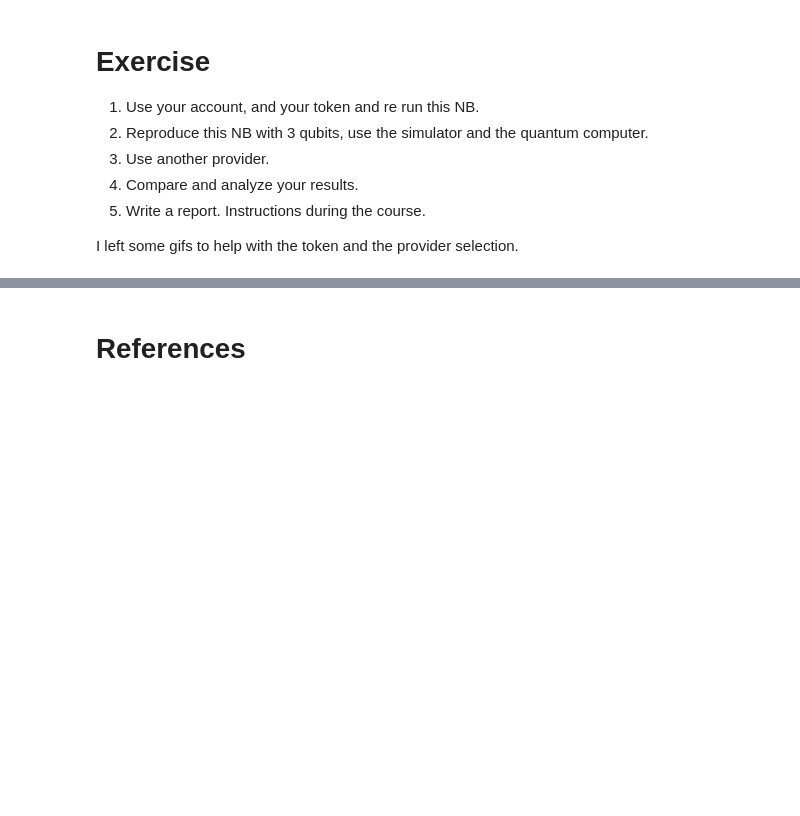
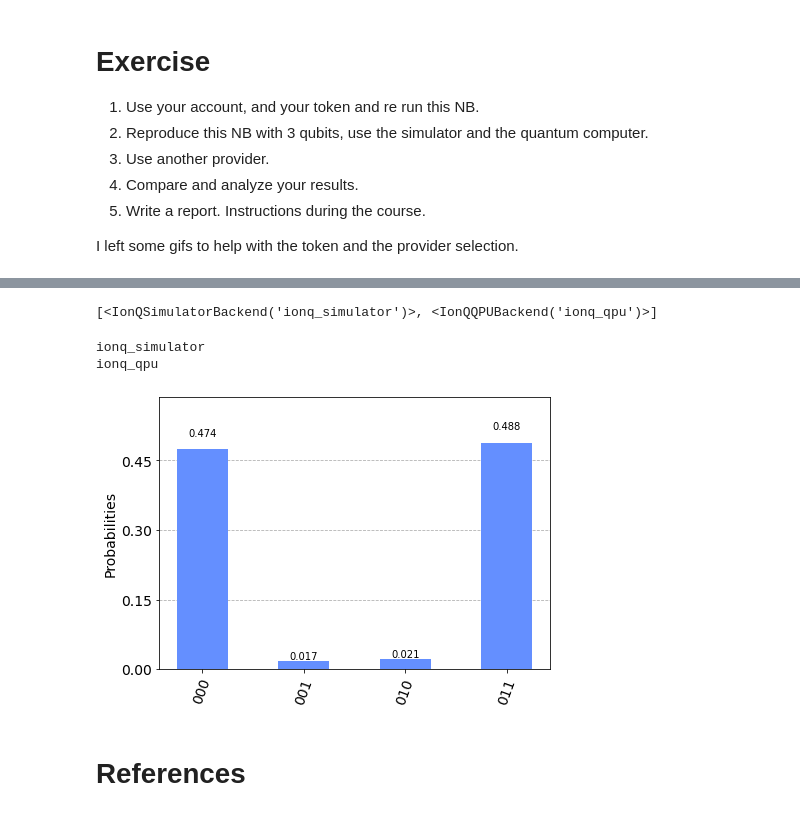
Before and after one commit to jaorduz/IntroQuantumCompu, a Jupyter notebook: NB_1/QC0_4_Qiskit.ipynb, the cells around one changed output, grey strips where cells are left out. Drawn from its saved outputs; the diff is of its cells as text; code cells hidden in the pictures; blank space fills up the shorter version.

```diff
--- a/NB_1/QC0_4_Qiskit.ipynb
+++ b/NB_1/QC0_4_Qiskit.ipynb
@@ -195,0 +211,17 @@ I left some gifs to help with the token and the provider selection.
+# %%
+from qiskit_ionq import IonQProvider
+provider = IonQProvider("KTw7rSEo8hryXYCdUSP2amKZzMuRojBS")
+# %%
+print(provider.backends())
+# %% [output]
+[<IonQSimulatorBackend('ionq_simulator')>, <IonQQPUBackend('ionq_qpu')>]
+# %%
+print(provider.backends()[0].name())
+print(provider.backends()[1].name())
+# %% [output]
+ionq_simulator
+ionq_qpu
+# %%
+qu_cm = provider.get_backend('ionq_qpu')
+# %%
+job = execute(circuit, backend=qu_cm)
@@ -196,3 +232,9 @@ I left some gifs to help with the token and the provider selection.
+# %%
+rslt = job.result()
+
+plot_histogram(rslt.get_counts(circuit))
+# %% [output]
+[figure, added]
 # %%
 from platform import python_version
 print("python version: ", python_version())
```
Also changed, not shown: parts of 17 cells of this notebook, 5 other files.
